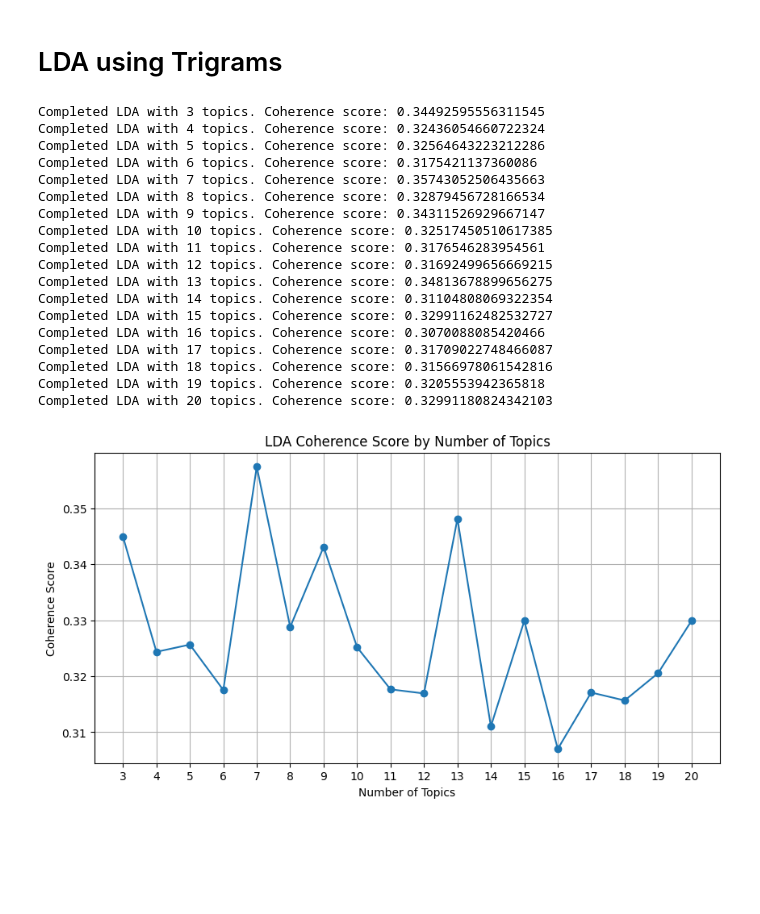
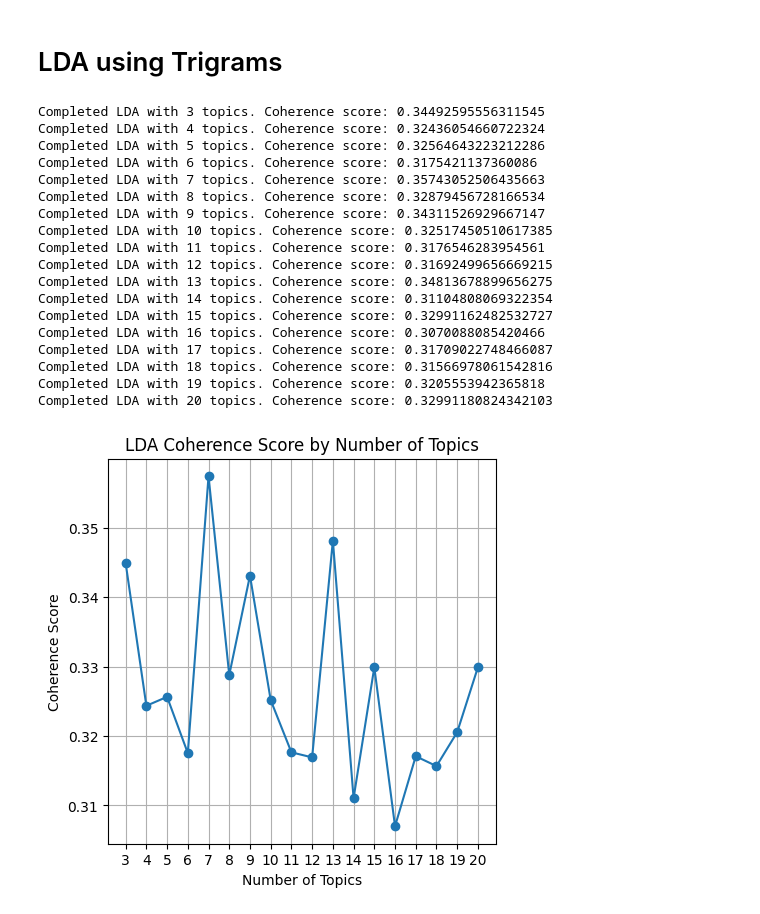
Before and after one commit to AlanoudAljibreen/Individual_Project, a Jupyter notebook: kay_beauty_LDA.ipynb, the cells around one changed output. Saved outputs shown, nothing was run; the diff lists cells and outputs as text; code cells hidden in the pictures; blank space fills up the shorter version.

```diff
--- a/kay_beauty_LDA.ipynb
+++ b/kay_beauty_LDA.ipynb
@@ -96,7 +96,7 @@ def lda_experiments(dictionary, corpus, texts, start=3, limit=20, step=1):
     best_model = model_list[best_model_index]
 
     # Plotting
-    plt.figure(figsize=(10, 5))
+    plt.figure(figsize=(5, 5))
     plt.plot(topic_numbers, coherence_values, marker='o')
     plt.title('LDA Coherence Score by Number of Topics')
     plt.xlabel('Number of Topics')
@@ -286,27 +267,27 @@ docs_trigrams = [trigram_mod[bigram_mod[doc]] for doc in processed_docs]
 dictionary_trigrams = Dictionary(docs_trigrams)
 corpus_trigrams = [dictionary_trigrams.doc2bow(doc) for doc in docs_trigrams]
 # %%
-trigrams_model, trigrams_coherence = run_lda_experiments_and_return_best_model(dictionary=dictionary_trigrams, corpus=corpus_trigrams, texts=docs_trigrams, start=3, limit=20, step=1)
+trigrams_model, trigrams_coherence = lda_experiments(dictionary=dictionary_trigrams, corpus=corpus_trigrams, texts=docs_trigrams, start=3, limit=20, step=1)
 # %% [output]
 Completed LDA with 3 topics. Coherence score: 0.34492595556311545
 Completed LDA with 4 topics. Coherence score: 0.32436054660722324
 Completed LDA with 5 topics. Coherence score: 0.32564643223212286
 Completed LDA with 6 topics. Coherence score: 0.3175421137360086
 Completed LDA with 7 topics. Coherence score: 0.35743052506435663
 Completed LDA with 8 topics. Coherence score: 0.32879456728166534
 Completed LDA with 9 topics. Coherence score: 0.34311526929667147
 Completed LDA with 10 topics. Coherence score: 0.32517450510617385
 Completed LDA with 11 topics. Coherence score: 0.3176546283954561
 Completed LDA with 12 topics. Coherence score: 0.31692499656669215
 Completed LDA with 13 topics. Coherence score: 0.34813678899656275
 Completed LDA with 14 topics. Coherence score: 0.31104808069322354
 Completed LDA with 15 topics. Coherence score: 0.32991162482532727
 Completed LDA with 16 topics. Coherence score: 0.3070088085420466
 Completed LDA with 17 topics. Coherence score: 0.31709022748466087
 Completed LDA with 18 topics. Coherence score: 0.31566978061542816
 Completed LDA with 19 topics. Coherence score: 0.3205553942365818
 Completed LDA with 20 topics. Coherence score: 0.32991180824342103
-[figure, old version]
+[figure, new version]
 # %%
 import pyLDAvis
 import pyLDAvis.gensim_models as gensimvis
```
Also changed, not shown: parts of 5 cells of this notebook, 1 other file.
